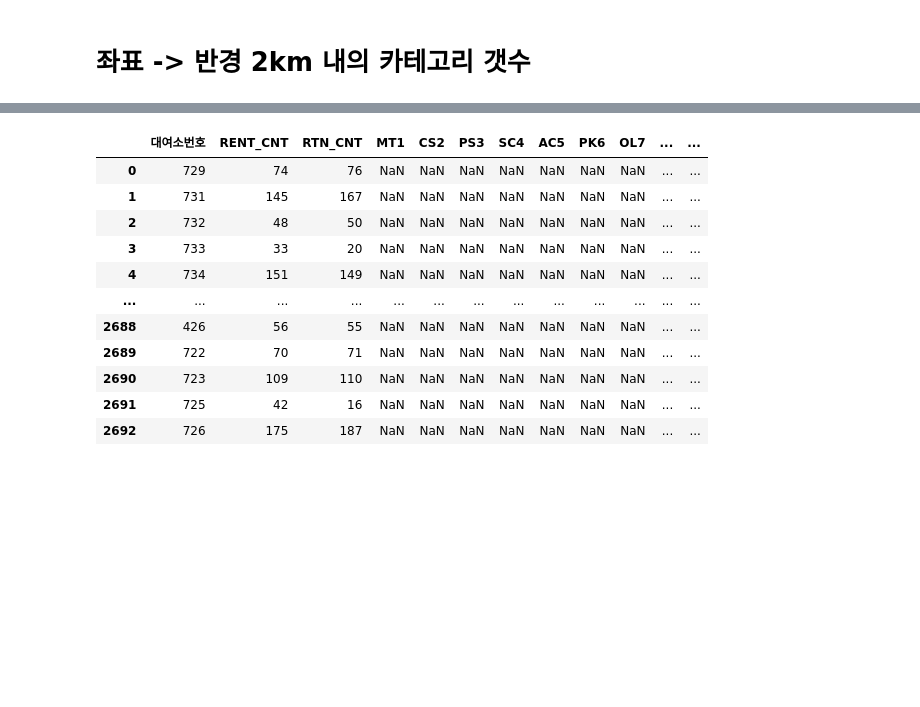
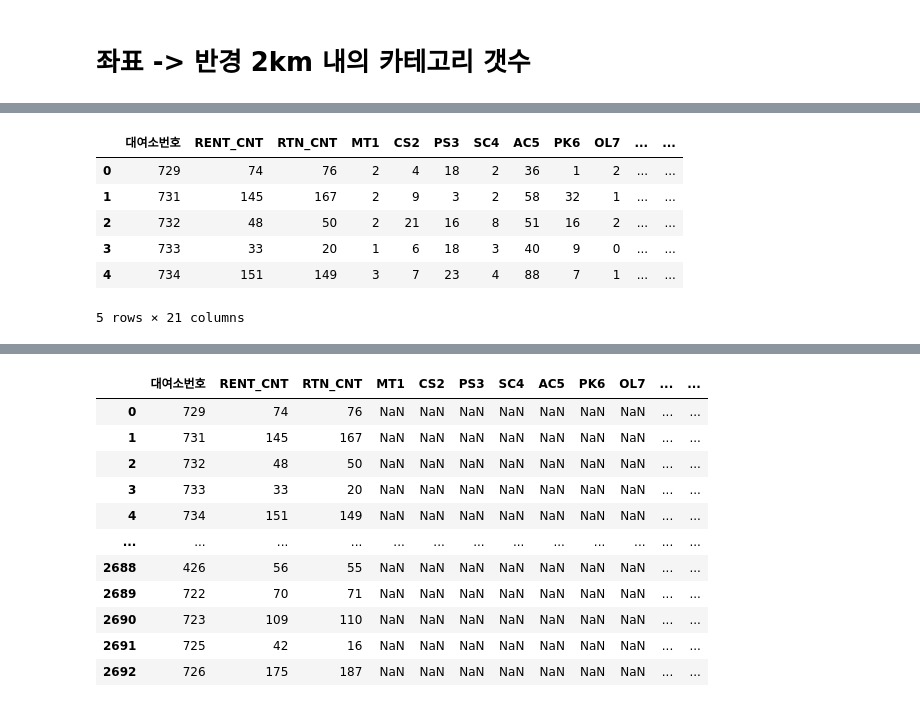
Before and after one commit to LGHelloVisionProj/Data_Visualization, a Jupyter notebook: 천안시_CodeDir/서울시따릉이데이터api호출.ipynb, the cells around one changed output, grey strips where cells are left out. Saved outputs shown, nothing was run; the diff lists cells and outputs as text; code cells hidden in the pictures; blank space fills up the shorter version.

```diff
--- a/천안시_CodeDir/서울시따릉이데이터api호출.ipynb
+++ b/천안시_CodeDir/서울시따릉이데이터api호출.ipynb
@@ -211,0 +233,11 @@ run_df
+# %%
+run_df_cp = run_df.drop(columns=['자치구','상세주소','보관소(대여소)명','위도','경도'])
+run_df_cp.head()
+# %% [output]
+|  | 대여소번호 | RENT_CNT | RTN_CNT | MT1 | CS2 | PS3 | SC4 | AC5 | PK6 | OL7 | ... | ... |
+| 0 | 729 | 74 | 76 | 2 | 4 | 18 | 2 | 36 | 1 | 2 | ... | ... |
+| 1 | 731 | 145 | 167 | 2 | 9 | 3 | 2 | 58 | 32 | 1 | ... | ... |
+| 2 | 732 | 48 | 50 | 2 | 21 | 16 | 8 | 51 | 16 | 2 | ... | ... |
+| 3 | 733 | 33 | 20 | 1 | 6 | 18 | 3 | 40 | 9 | 0 | ... | ... |
+| 4 | 734 | 151 | 149 | 3 | 7 | 23 | 4 | 88 | 7 | 1 | ... | ... |
+5 rows × 21 columns
```
Also changed, not shown: parts of 6 cells of this notebook.
